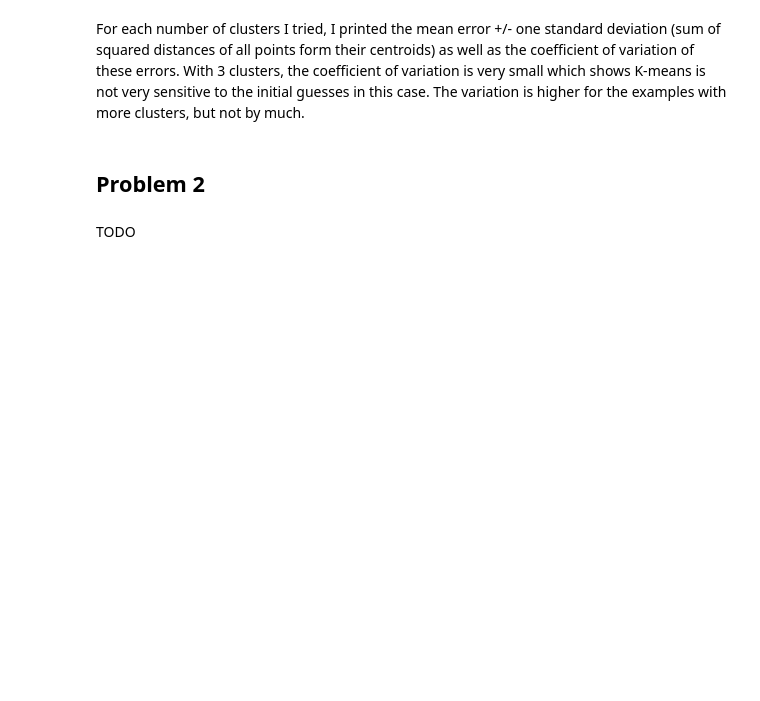
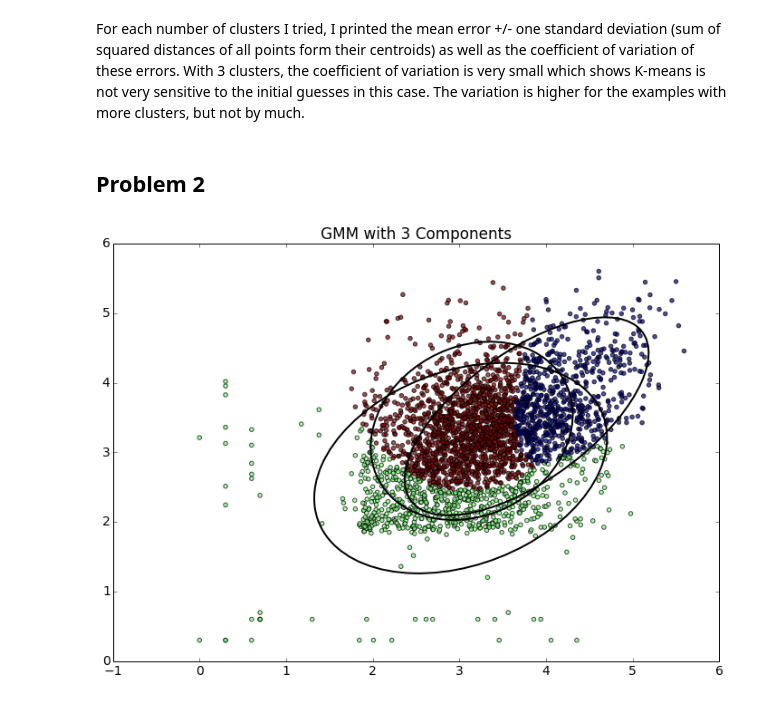
Before and after one commit to ronaldokun/Scientific-Computing, a Jupyter notebook: Nick Wilson 04-02-14 Segment 29.ipynb, the cells around one changed output. Drawn from its saved outputs; the diff is of its cells as text; code cells hidden in the pictures; blank space fills up the shorter version.

```diff
--- a/Nick Wilson 04-02-14 Segment 29.ipynb
+++ b/Nick Wilson 04-02-14 Segment 29.ipynb
@@ -147,5 +148,3 @@ _ = cluster_and_plot(exon_data, num_clusters=8)
 For each number of clusters I tried, I printed the mean error +/- one standard deviation (sum of squared distances of all points form their centroids) as well as the coefficient of variation of these errors. With 3 clusters, the coefficient of variation is very small which shows K-means is not very sensitive to the initial guesses in this case. The variation is higher for the examples with more clusters, but not by much.
 # %% [markdown]
 ## Problem 2
-# %% [markdown]
-TODO
@@ -151,0 +196,13 @@ TODO
+# %%
+def gmm_and_plot(data, n_components=3):
+    gmm = sklearn.mixture.GMM(n_components=n_components, cvtype='full')
+    gmm.fit(data)
+
+    plt.scatter(data[:, 0], data[:, 1], c=gmm.predict(data), alpha=0.7)
+    for c in xrange(gmm.n_components):
+        plot_cov_ellipse(gmm.covars[c], gmm.means[c], fill=False, linewidth=2)
+    plt.title("GMM with {0} Components".format(n_components))
+# %%
+gmm_and_plot(exon_data, n_components=3)
+# %% [output]
+[figure, added]
```
Also changed, not shown: parts of 5 cells of this notebook.
